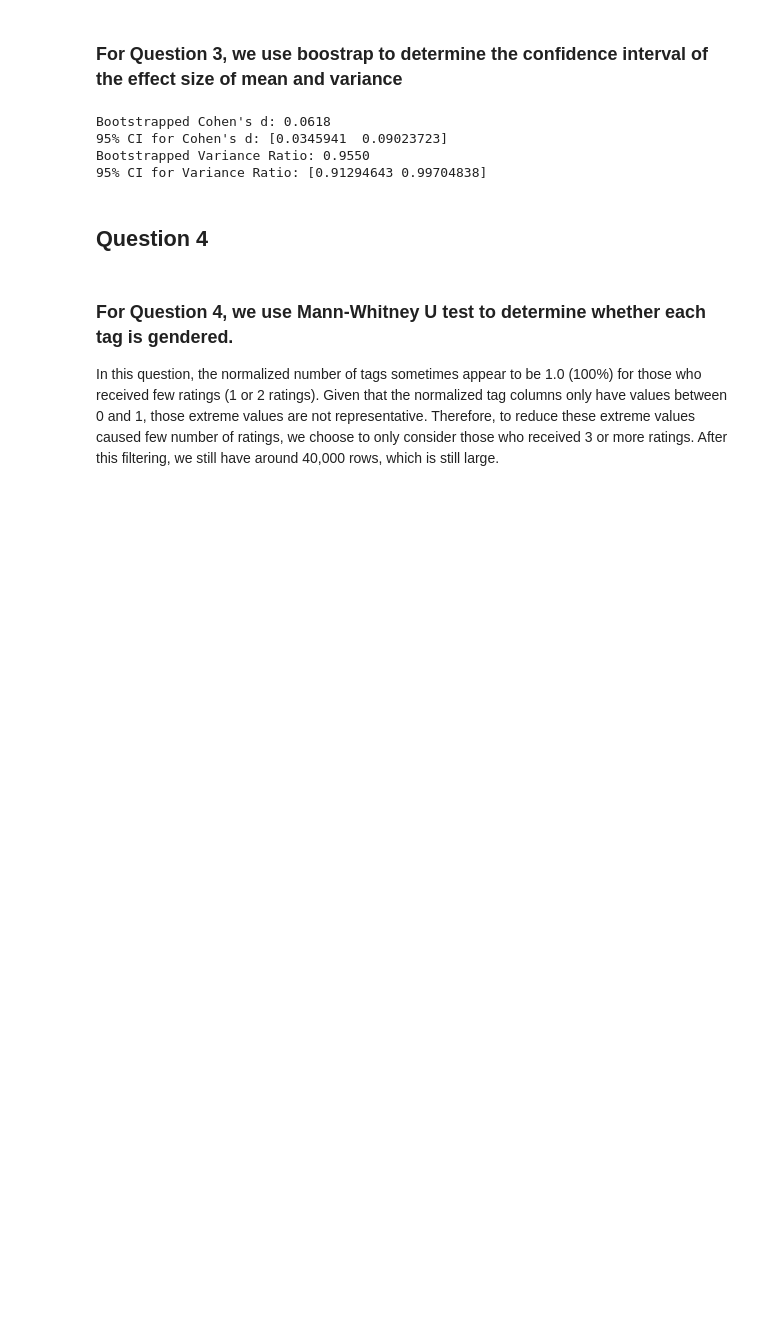
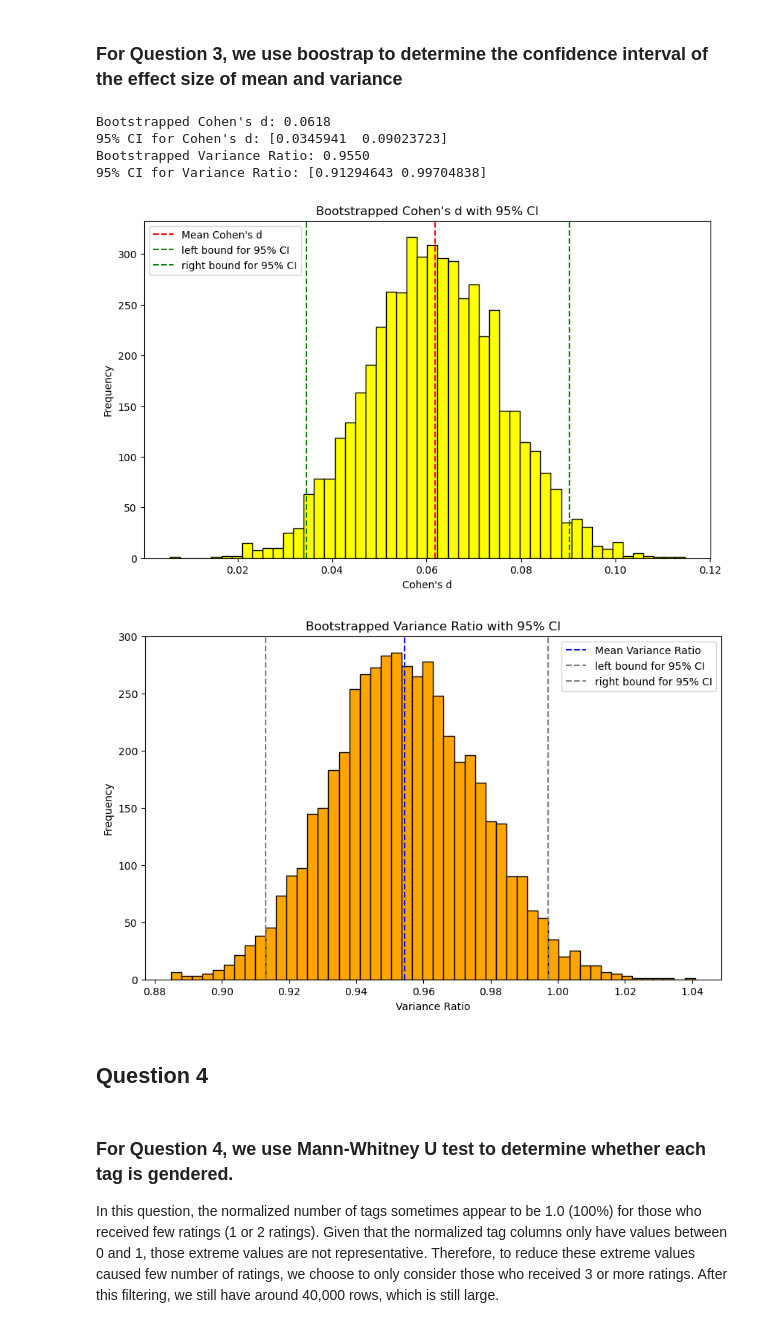
Before and after one commit to eliguo/DS-GA-1001_Capstone_Project, a Jupyter notebook: Q1_to_Q4_69706.ipynb, the cells around one changed output. Drawn from its saved outputs; the diff is of its cells as text; code cells hidden in the pictures; blank space fills up the shorter version.

```diff
--- a/Q1_to_Q4_69706.ipynb
+++ b/Q1_to_Q4_69706.ipynb
@@ -172,6 +182,36 @@ Bootstrapped Cohen's d: 0.0618
 95% CI for Cohen's d: [0.0345941  0.09023723]
 Bootstrapped Variance Ratio: 0.9550
 95% CI for Variance Ratio: [0.91294643 0.99704838]
+# %%
+# Since the plots are histograms, it is better to show them separately rather than in one row
+plt.figure(figsize=(10, 6))
+plt.hist(boot_cohen_d, bins=50, color='yellow', edgecolor='black')
+
+# plot the confidence interval
+plt.axvline(np.mean(boot_cohen_d), color='red', linestyle='--', label=f"Mean Cohen's d")
+plt.axvline(ci_cohen_d[0], color='green', linestyle='--', label=f"left bound for 95% CI")
+plt.axvline(ci_cohen_d[1], color='green', linestyle='--', label=f"right bound for 95% CI")
+plt.title("Bootstrapped Cohen's d with 95% CI")
+plt.xlabel("Cohen's d")
+plt.ylabel("Frequency")
+plt.legend()
+plt.show()
+
+plt.figure(figsize=(10, 6))
+plt.hist(boot_var_ratio, bins=50, color='orange', edgecolor='black')
+
+# plot the confidence interval
+plt.axvline(np.mean(boot_var_ratio), color='blue', linestyle='--', label=f"Mean Variance Ratio")
+plt.axvline(ci_var_ratio[0], color='gray', linestyle='--', label=f"left bound for 95% CI")
+plt.axvline(ci_var_ratio[1], color='gray', linestyle='--', label=f"right bound for 95% CI")
+plt.title("Bootstrapped Variance Ratio with 95% CI")
+plt.xlabel("Variance Ratio")
+plt.ylabel("Frequency")
+plt.legend()
+plt.show()
+# %% [output]
+[figure, added]
+[figure, added]
 # %% [markdown]
 ## Question 4
 # %% [markdown]
```
Also changed, not shown: parts of 5 cells of this notebook, 30 other files.
